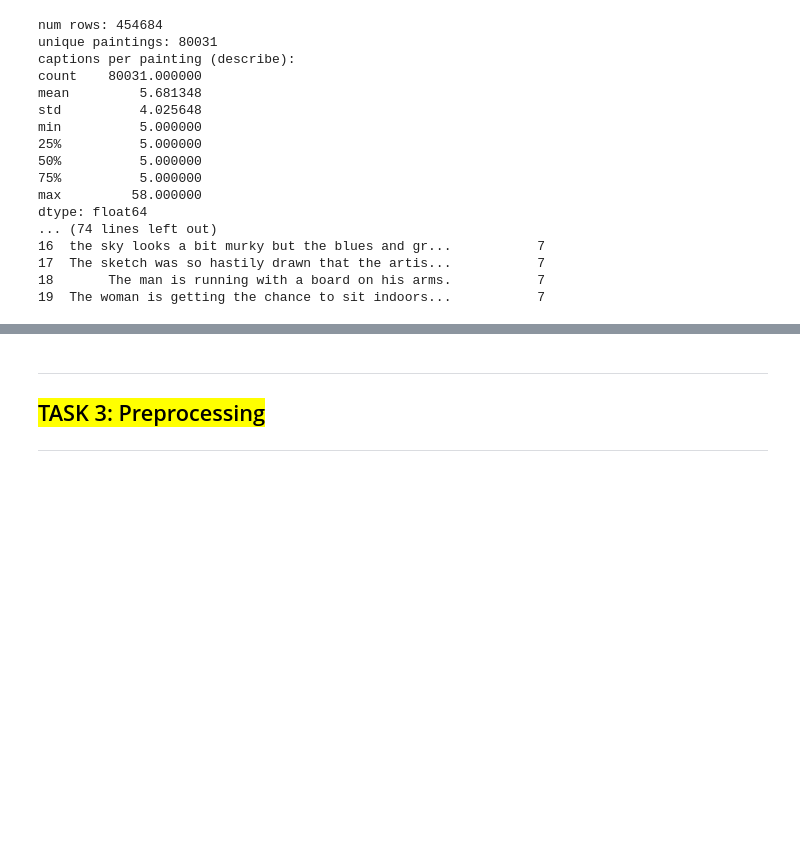
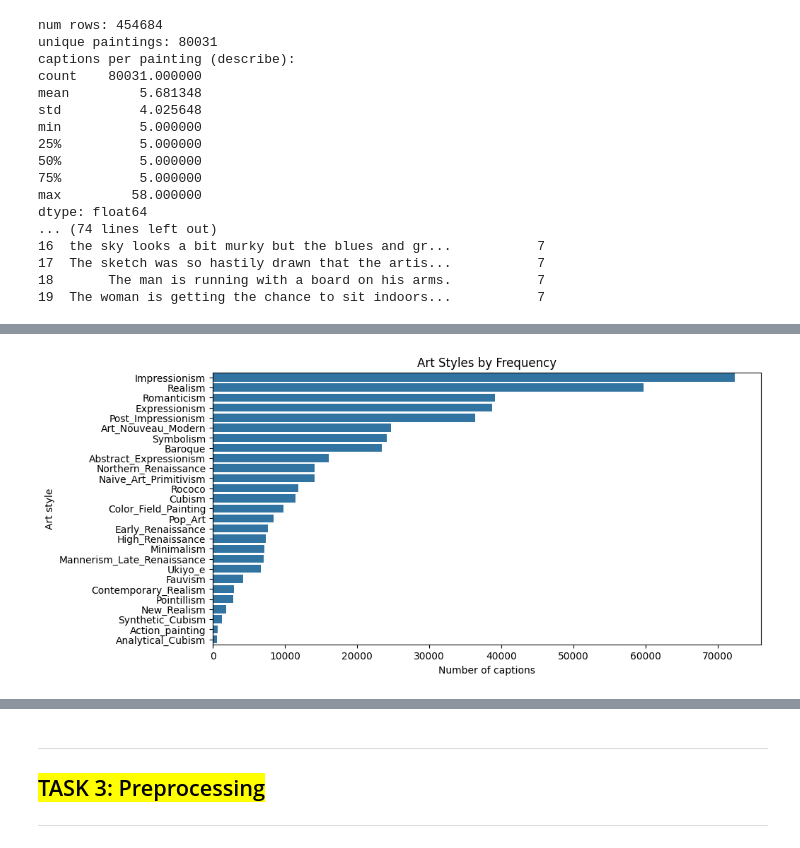
Before and after one commit to neha-palak/IML_A3, a Jupyter notebook: ArtEmis_Caption_Generation.ipynb, the cells around one changed output, grey strips where cells are left out. Cells and saved outputs as stored; diff of their text form; code cells hidden in the pictures; blank space fills up the shorter version.

```diff
--- a/ArtEmis_Caption_Generation.ipynb
+++ b/ArtEmis_Caption_Generation.ipynb
@@ -85,0 +189,3 @@ dtype: float64
+# %%
+style_counts = df['art_style'].value_counts()
+style_counts
@@ -85,0 +210,9 @@ dtype: float64
+# %%
+plt.figure(figsize=(10,5))
+sns.barplot(y=style_counts.index, x=style_counts.values)
+plt.title("Art Styles by Frequency")
+plt.xlabel("Number of captions")
+plt.ylabel("Art style")
+plt.show()
+# %% [output]
+[figure, added]
```
Also changed, not shown: parts of 22 cells of this notebook.
